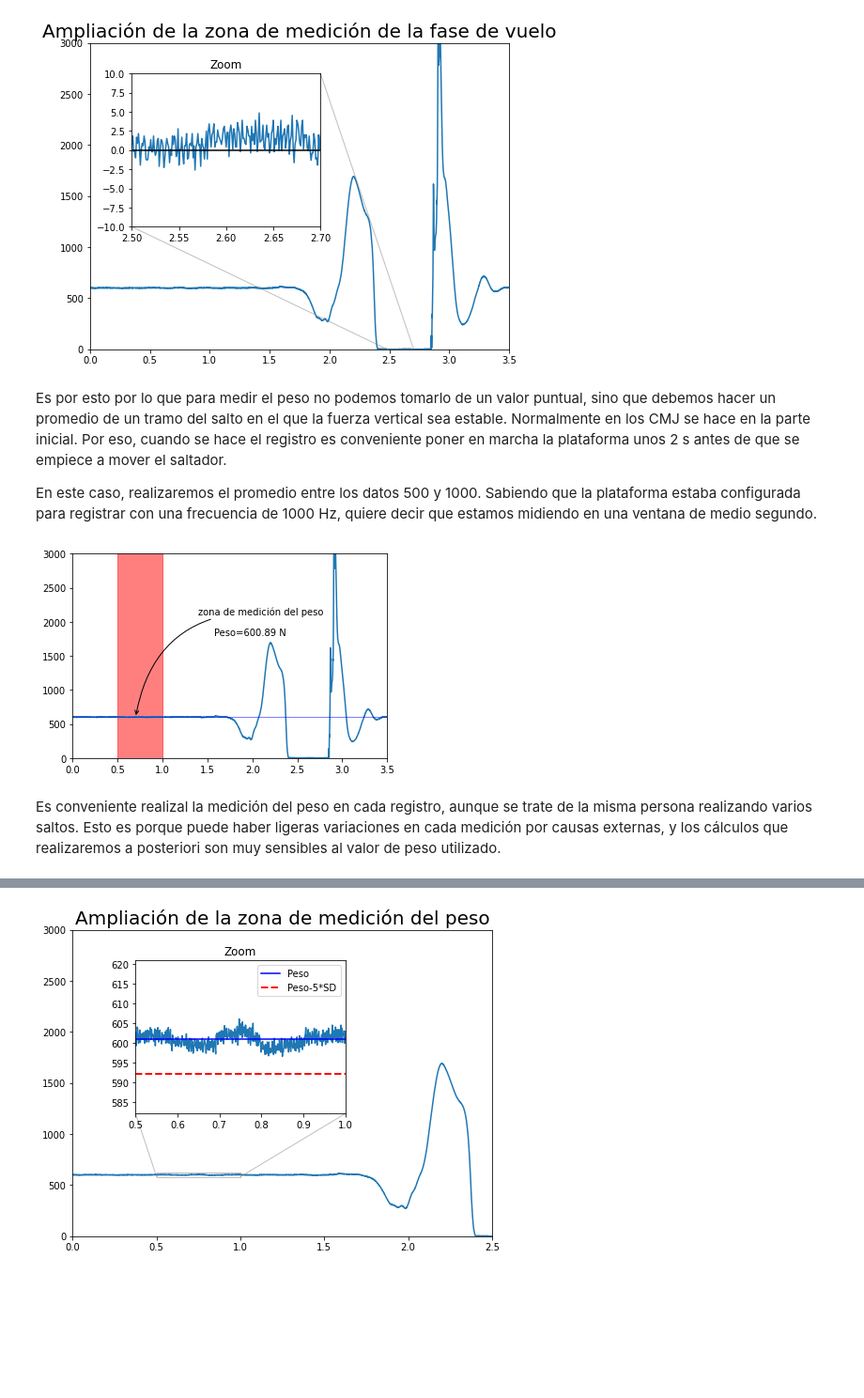
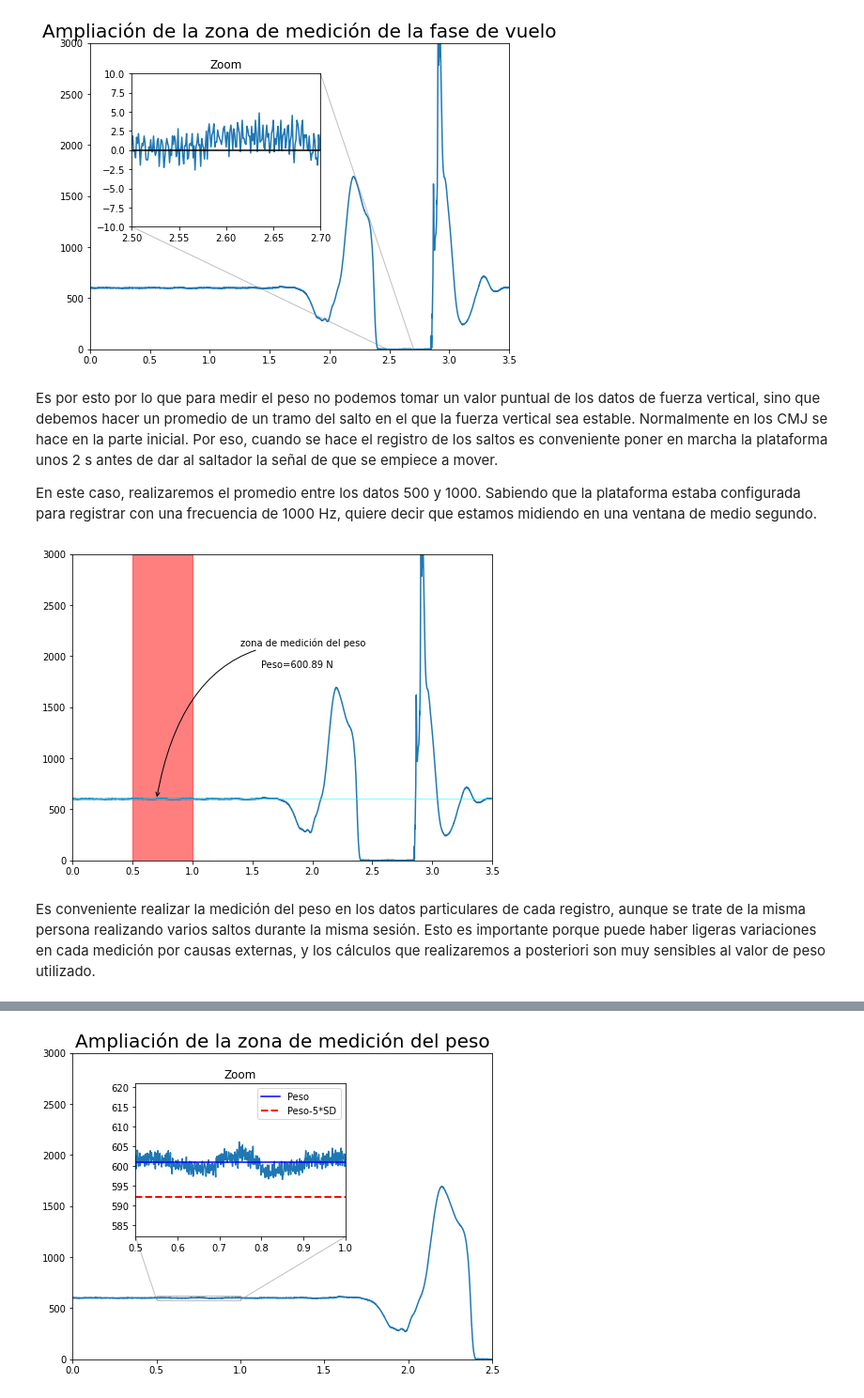
Before and after one commit to joselvira/BiomecanicaPython, a Jupyter notebook: Notebooks/Analisis_salto_vertical_Fuerzas.ipynb, the cells around one changed output, grey strips where cells are left out. Shown at 94% size. Saved outputs shown, nothing was run; the diff lists cells and outputs as text; code cells hidden in the pictures; blank space fills up the shorter version.

```diff
--- a/Notebooks/Analisis_salto_vertical_Fuerzas.ipynb
+++ b/Notebooks/Analisis_salto_vertical_Fuerzas.ipynb
@@ -28,10 +33,10 @@ El encabezado con la descripción de los datos empieza en la fila número 17 (la
 
 En la siguiente celda se utiliza la librería Pandas para cargar el archivo. Fíjate que se indica la fila del encabezado (header=17) y que se salte la fila 18 (skiprows=[18]), que solamente incluye las unidades. Finalmente, el separador que utilizan estos archivos es el tabulador, que se representa con el símbolo \t.
 # %%
-nomArchSalto = 'https://raw.githubusercontent.com/joselvira/BiomecanicaPython/master/Datos/PlatFuerzas/Saltos/BiowareSaltos-5.txt' #archivo con el registro de las fuerzas en un salto.
+nom_arch_salto = 'https://raw.githubusercontent.com/joselvira/BiomecanicaPython/master/Datos/PlatFuerzas/Saltos/BiowareSaltos-5.txt' #archivo con el registro de las fuerzas en un salto.
 separador= '\t'
 
-dfDatos = pd.read_csv(nomArchSalto, header=17, skiprows=[18], sep=separador) #con values lo pasa directamente a array de numpy
+dfDatos = pd.read_csv(nom_arch_salto, header=17, skiprows=[18], sep=separador) #con values lo pasa directamente a array de numpy
 dfDatos
 # %% [output]
 |  | abs time (s) | Fx | Fy | Fz |
@@ -92,33 +109,33 @@ plt.show()
 # %% [output]
 [figure]
 # %% [markdown]
-Es por esto por lo que para medir el peso no podemos tomarlo de un valor puntual, sino que debemos hacer un promedio de un tramo del salto en el que la fuerza vertical sea estable. Normalmente en los CMJ se hace en la parte inicial. Por eso, cuando se hace el registro es conveniente poner en marcha la plataforma unos 2 s antes de que se empiece a mover el saltador.
+Es por esto por lo que para medir el peso no podemos tomar un valor puntual de los datos de fuerza vertical, sino que debemos hacer un promedio de un tramo del salto en el que la fuerza vertical sea estable. Normalmente en los CMJ se hace en la parte inicial. Por eso, cuando se hace el registro de los saltos es conveniente poner en marcha la plataforma unos 2 s antes de dar al saltador la señal de que se empiece a mover.
 
 En este caso, realizaremos el promedio entre los datos 500 y 1000. Sabiendo que la plataforma estaba configurada para registrar con una frecuencia de 1000 Hz, quiere decir que estamos midiendo en una ventana de medio segundo.
 # %%
-iniPeso = 500
-finPeso = iniPeso + 500
-peso=Fz[iniPeso:finPeso].mean()
+ini_peso = 500 #índice donde empieza la ventana para medir el peso
+fin_peso = ini_peso + 500 #índice donde termina la ventana para medir el peso
+peso = Fz[ini_peso:fin_peso].mean()
 
 #Presenta los datos
-fig, ax = plt.subplots()
+fig, ax = plt.subplots(figsize=(8,6))
 plt.plot(t, Fz)
 #Ajusta límites de la gráfica grande
 ax.set(xlim=(0.0, 3500/frec), ylim=(0, 3000))
 
-ax.axhline(peso, color='b', lw=0.5)
-ax.axvspan(iniPeso/frec, finPeso/frec, alpha=0.5, color='r')
+ax.axhline(peso, color='cyan', lw=0.5)
+ax.axvspan(ini_peso/frec, fin_peso/frec, alpha=0.5, color='r')
 
 ax.annotate('zona de medición del peso',
             xy=(700/frec, peso), xycoords='data',
             xytext=(0.4, 0.7), textcoords='axes fraction', #en este caso, las coordenadas del texto son relativas al tamaño del cuadro de los ejes (de 0 a 1)
             arrowprops=dict(arrowstyle='->', color='black', connectionstyle='angle3,angleA=0,angleB=80')) #con algle3 se puede especificar el ángulo de la flecha al inicio y al final
 
-ax.text(0.45, 0.6, 'Peso={0:.2f} N'.format(peso), transform=ax.transAxes)
+ax.text(0.45, 0.63, 'Peso={0:.2f} N'.format(peso), transform=ax.transAxes)
 
 plt.show()
 # %% [output]
-[figure, old version]
+[figure, new version]
 # %% [markdown]
-Es conveniente realizal la medición del peso en cada registro, aunque se trate de la misma persona realizando varios saltos. Esto es porque puede haber ligeras variaciones en cada medición por causas externas, y los cálculos que realizaremos a posteriori son muy sensibles al valor de peso utilizado.
+Es conveniente realizar la medición del peso en los datos particulares de cada registro, aunque se trate de la misma persona realizando varios saltos durante la misma sesión. Esto es importante porque puede haber ligeras variaciones en cada medición por causas externas, y los cálculos que realizaremos a posteriori son muy sensibles al valor de peso utilizado.
 # %% [markdown]
```
Also changed, not shown: parts of 85 cells of this notebook.
